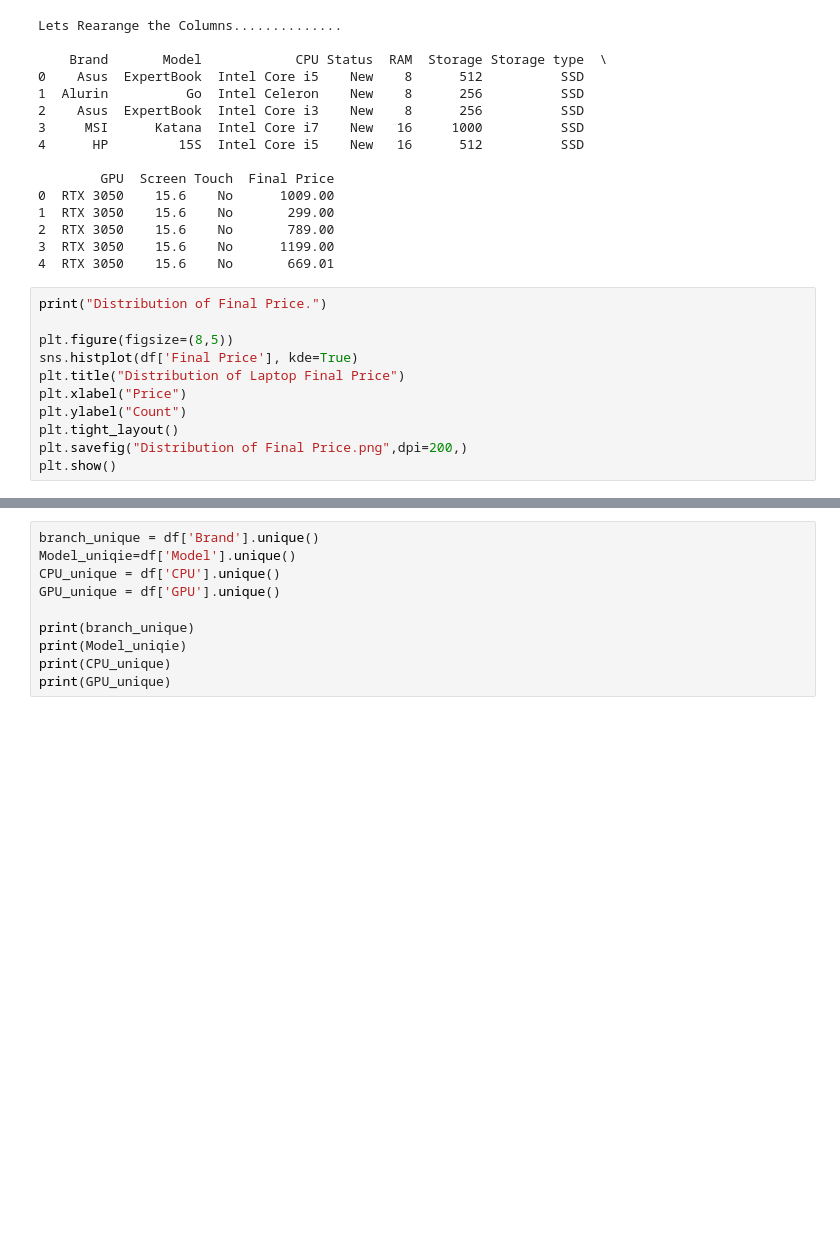
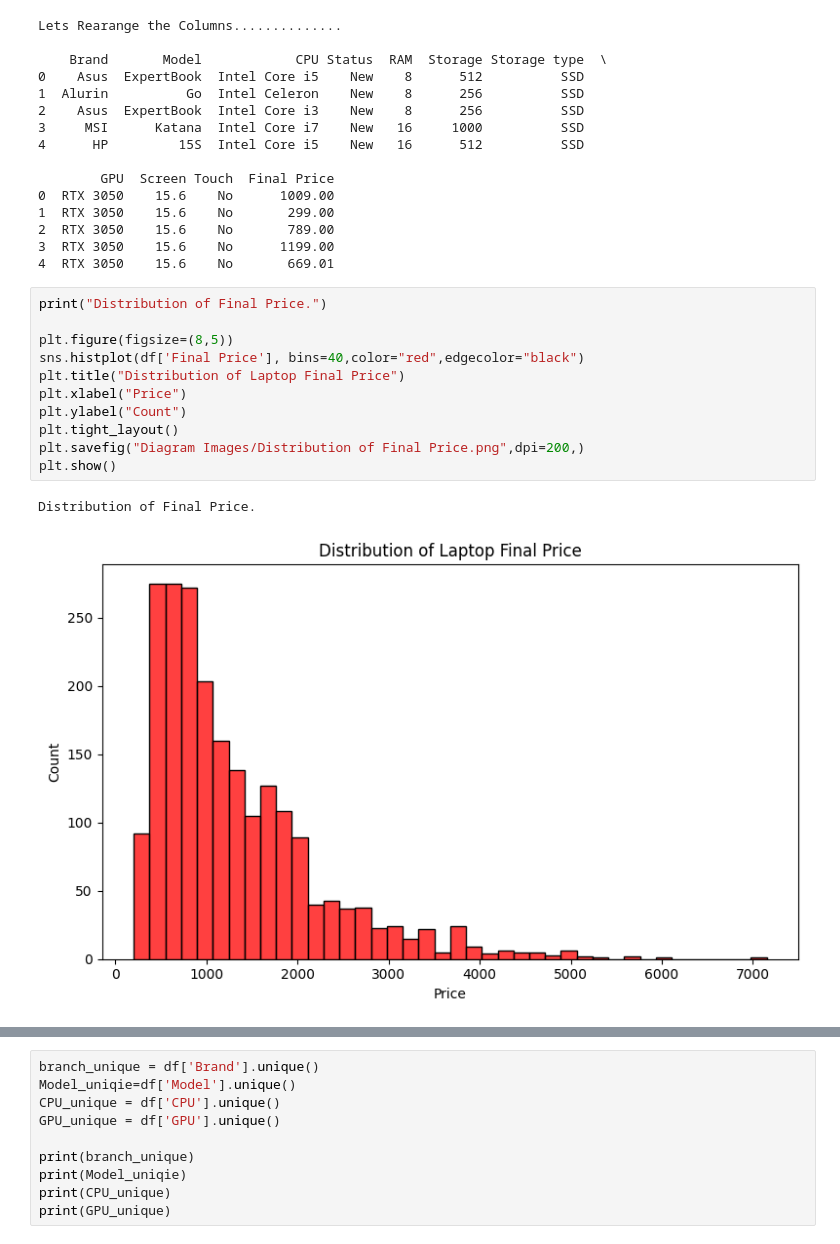
Before and after one commit to derravi/End-to-End_Laptop_Price_Prediction_using_Python, a Jupyter notebook: Laptop Price Prediction.ipynb, the cells around one changed output, grey strips where cells are left out. Cells and saved outputs as stored; diff of their text form; blank space fills up the shorter version.

Commit message:
Add Diagrams

```diff
--- a/Laptop Price Prediction.ipynb
+++ b/Laptop Price Prediction.ipynb
@@ -183,11 +183,14 @@ Lets Rearange the Columns..............
 # %%
 print("Distribution of Final Price.")
 
 plt.figure(figsize=(8,5))
-sns.histplot(df['Final Price'], kde=True)
+sns.histplot(df['Final Price'], bins=40,color="red",edgecolor="black")
 plt.title("Distribution of Laptop Final Price")
 plt.xlabel("Price")
 plt.ylabel("Count")
 plt.tight_layout()
-plt.savefig("Distribution of Final Price.png",dpi=200,)
+plt.savefig("Diagram Images/Distribution of Final Price.png",dpi=200,)
 plt.show()
+# %% [output]
+Distribution of Final Price.
+[figure, added]
```
Also changed, not shown: parts of 1 cell of this notebook, 3 other files.
